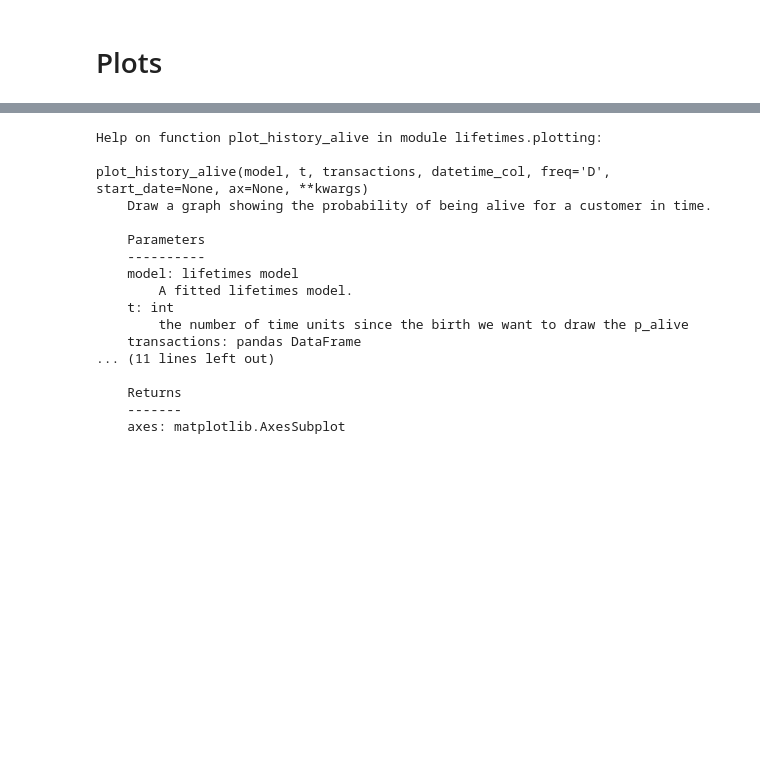
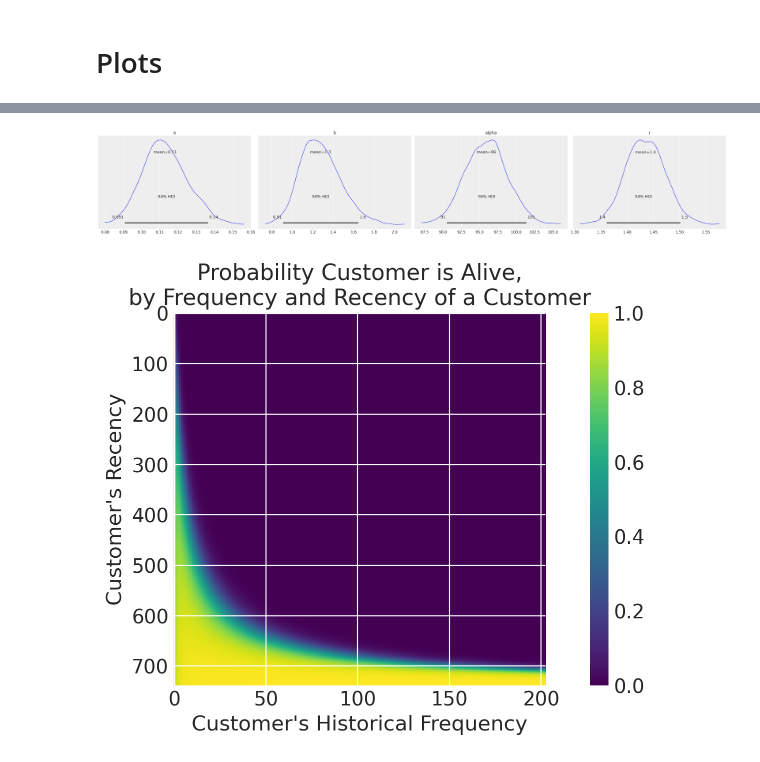
Before and after one commit to konkinit/ltv_analysis, a Jupyter notebook: notebooks/draft.ipynb, the cells around one changed output, grey strips where cells are left out. Drawn from its saved outputs; the diff is of its cells as text; code cells hidden in the pictures; blank space fills up the shorter version.

```diff
--- a/notebooks/draft.ipynb
+++ b/notebooks/draft.ipynb
@@ -17,3 +20,6 @@ from src.data import (
+# %%
+az.style.use("arviz-darkgrid")
+%config InlineBackend.figure_format = "retina" # nice looking plots
 # %%
 dt_format_ = '%d/%m/%Y %H:%M'
 _dt_format = '%Y-%m-%d %H:%M'
@@ -127,0 +72,4 @@ bgf_cal.fit_validation()
+# %%
+bgm = BetaGeoModel(data_summary, 7)
+bgm.fit()
+bgm.fit_summary()
@@ -144,20 +87,0 @@ ConversionError: Failed to convert value(s) to axis units: '2010-01-14 10:35'
-# %%
-help(plot_history_alive)
-# %% [output]
-Help on function plot_history_alive in module lifetimes.plotting:
-
-plot_history_alive(model, t, transactions, datetime_col, freq='D', start_date=None, ax=None, **kwargs)
-    Draw a graph showing the probability of being alive for a customer in time.
-
-    Parameters
-    ----------
-    model: lifetimes model
-        A fitted lifetimes model.
-    t: int
-        the number of time units since the birth we want to draw the p_alive
-    transactions: pandas DataFrame
-... (11 lines left out)
-
-    Returns
-    -------
-    axes: matplotlib.AxesSubplot
@@ -186,0 +88,8 @@ plt.show();
+# %%
+az.plot_posterior(bgm.fit_result);
+# %% [output]
+[figure, added]
+# %%
+clv.plot_probability_alive_matrix(bgm);
+# %% [output]
+[figure, added]
```
Also changed, not shown: parts of 25 cells of this notebook, 10 other files.
